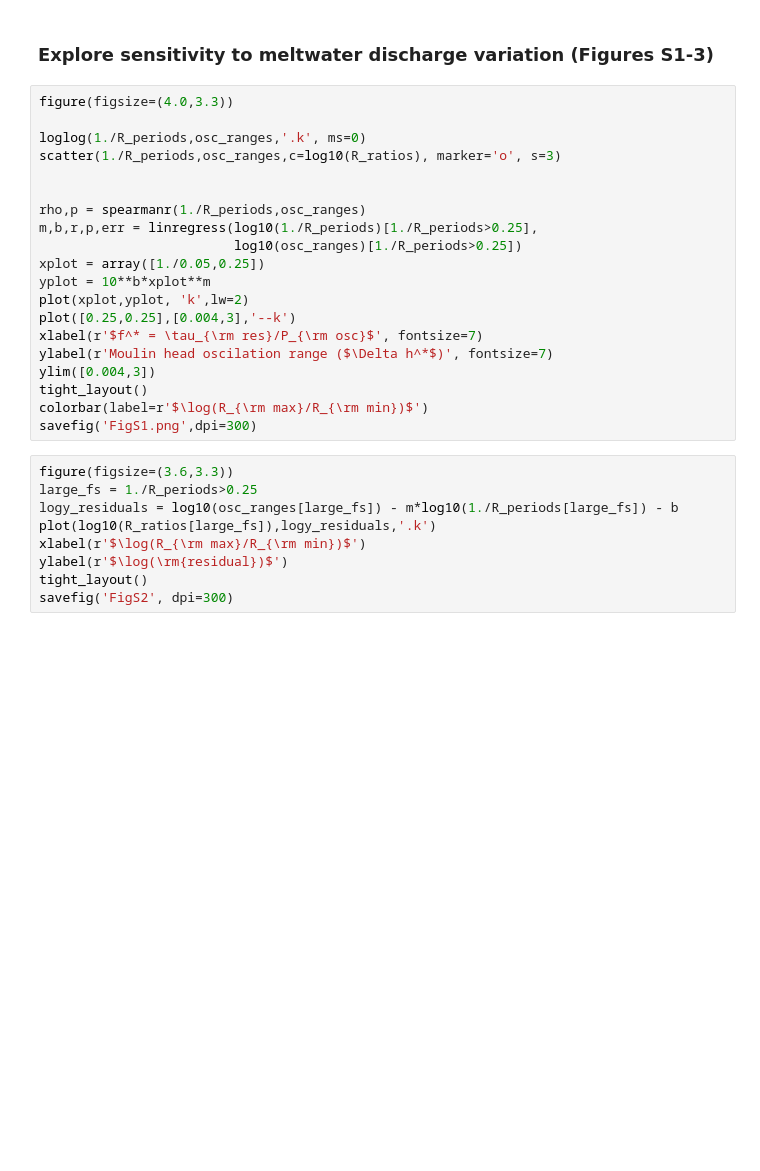
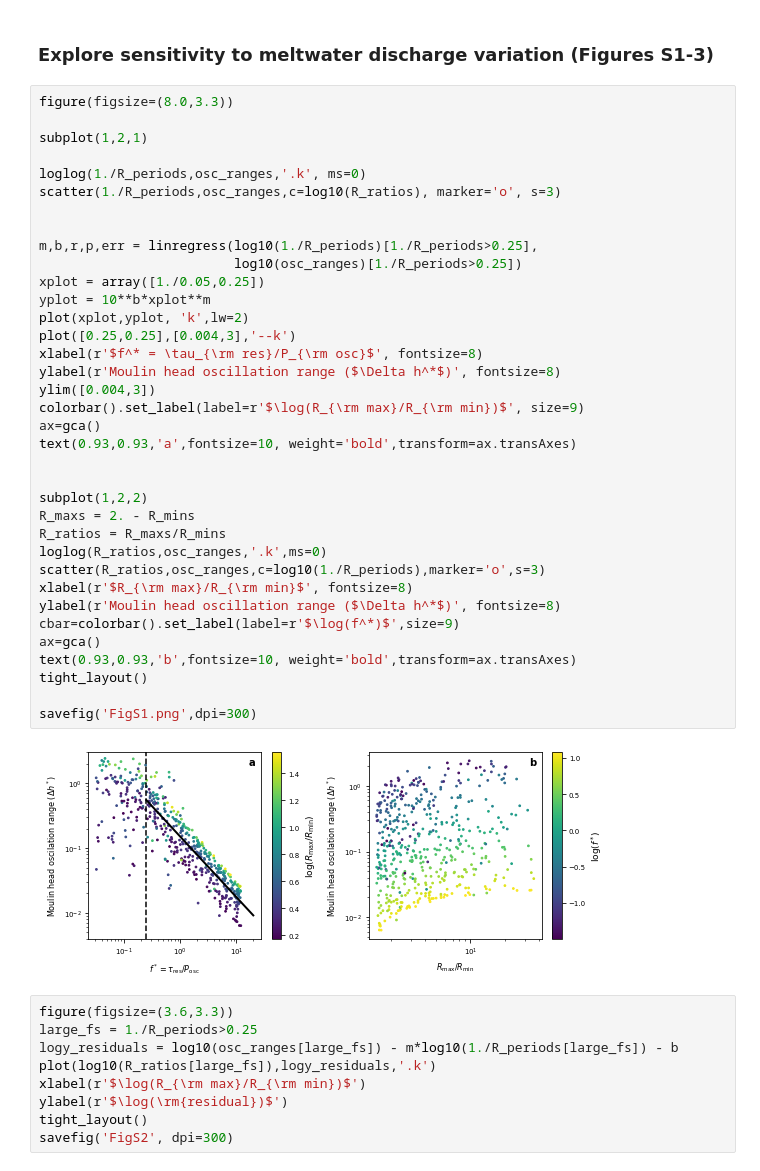
Before and after one commit to CovingtonResearchGroup/Moulin-volumes-regulate-pressure, a Jupyter notebook: Diurnal-variations-master-script.ipynb, the cells around one changed output. Saved outputs shown, nothing was run; the diff lists cells and outputs as text; blank space fills up the shorter version.

Commit message:
figure changes for revision 2

```diff
--- a/Diurnal-variations-master-script.ipynb
+++ b/Diurnal-variations-master-script.ipynb
@@ -371,25 +436,43 @@ savefig('Fig3.png',dpi=300)
 # %% [markdown]
 ### Explore sensitivity to meltwater discharge variation (Figures S1-3)
 # %%
-figure(figsize=(4.0,3.3))
+figure(figsize=(8.0,3.3))
+
+subplot(1,2,1)
 
 loglog(1./R_periods,osc_ranges,'.k', ms=0)
 scatter(1./R_periods,osc_ranges,c=log10(R_ratios), marker='o', s=3)
 
 
-rho,p = spearmanr(1./R_periods,osc_ranges)
 m,b,r,p,err = linregress(log10(1./R_periods)[1./R_periods>0.25],
                          log10(osc_ranges)[1./R_periods>0.25])
 xplot = array([1./0.05,0.25])
 yplot = 10**b*xplot**m
 plot(xplot,yplot, 'k',lw=2)
 plot([0.25,0.25],[0.004,3],'--k')
-xlabel(r'$f^* = \tau_{\rm res}/P_{\rm osc}$', fontsize=7)
-ylabel(r'Moulin head oscilation range ($\Delta h^*$)', fontsize=7)
+xlabel(r'$f^* = \tau_{\rm res}/P_{\rm osc}$', fontsize=8)
+ylabel(r'Moulin head oscillation range ($\Delta h^*$)', fontsize=8)
 ylim([0.004,3])
+colorbar().set_label(label=r'$\log(R_{\rm max}/R_{\rm min})$', size=9)
+ax=gca()
+text(0.93,0.93,'a',fontsize=10, weight='bold',transform=ax.transAxes)
+
+
+subplot(1,2,2)
+R_maxs = 2. - R_mins
+R_ratios = R_maxs/R_mins
+loglog(R_ratios,osc_ranges,'.k',ms=0)
+scatter(R_ratios,osc_ranges,c=log10(1./R_periods),marker='o',s=3)
+xlabel(r'$R_{\rm max}/R_{\rm min}$', fontsize=8)
+ylabel(r'Moulin head oscillation range ($\Delta h^*$)', fontsize=8)
+cbar=colorbar().set_label(label=r'$\log(f^*)$',size=9)
+ax=gca()
+text(0.93,0.93,'b',fontsize=10, weight='bold',transform=ax.transAxes)
 tight_layout()
-colorbar(label=r'$\log(R_{\rm max}/R_{\rm min})$')
+
 savefig('FigS1.png',dpi=300)
+# %% [output]
+[figure, added]
 # %%
 figure(figsize=(3.6,3.3))
 large_fs = 1./R_periods>0.25
```
Also changed, not shown: parts of 8 cells of this notebook.
